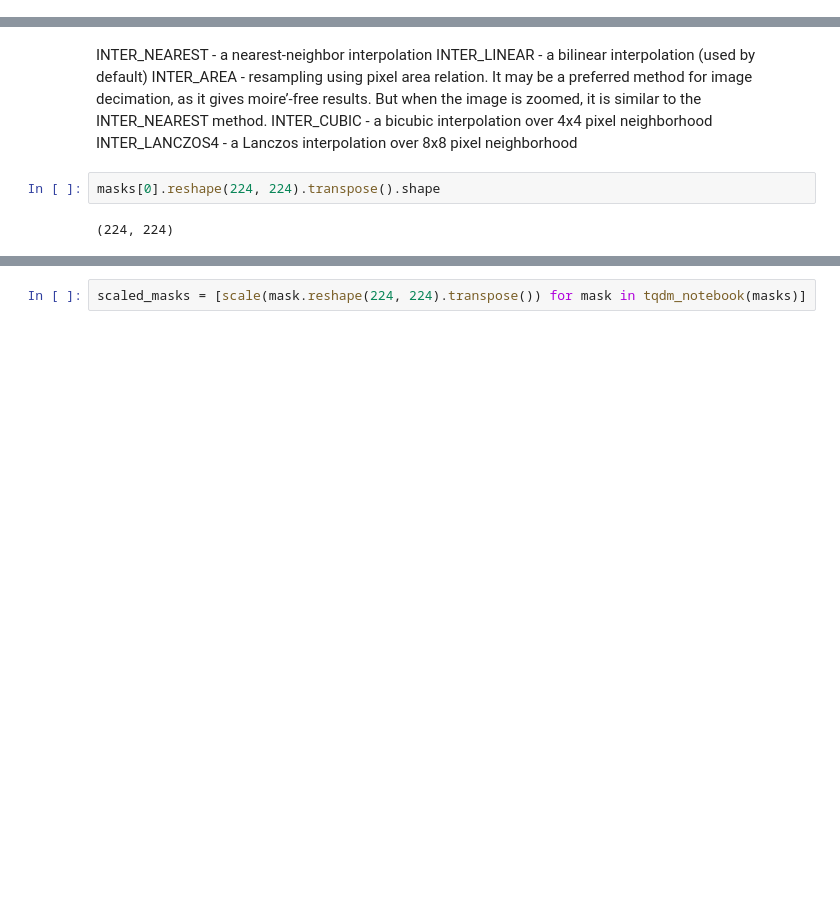
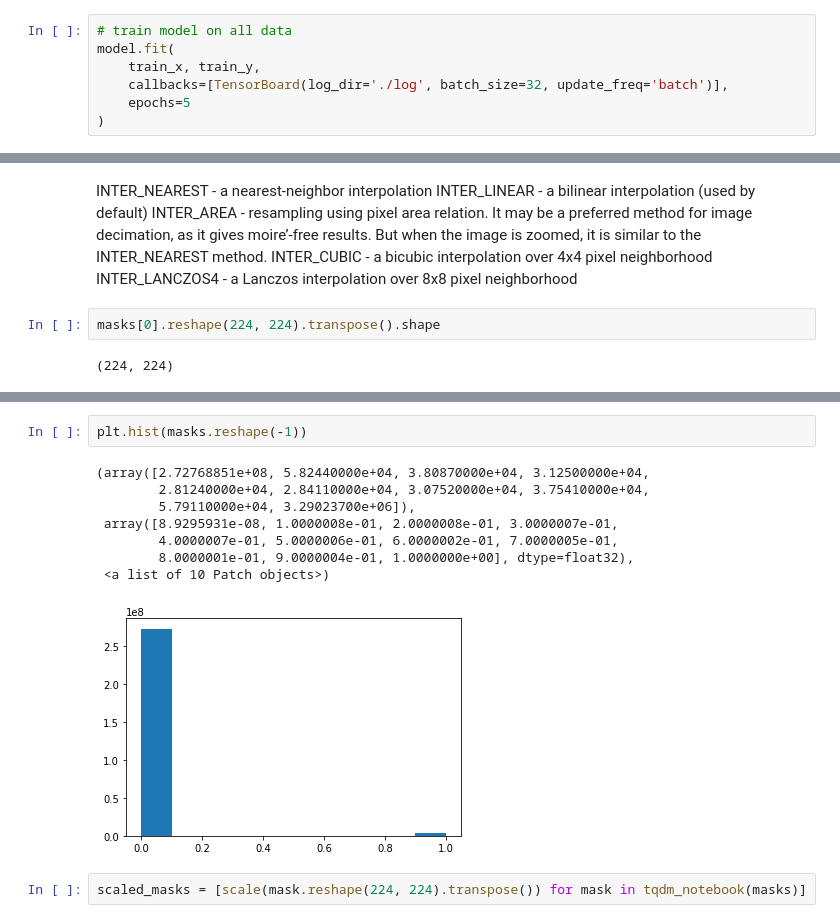
Before and after one commit to belya/ultrasound-nerve-segmentation, a Jupyter notebook: main.ipynb, the cells around one changed output, grey strips where cells are left out. Saved outputs shown, nothing was run; the diff lists cells and outputs as text; blank space fills up the shorter version.

```diff
--- a/main.ipynb
+++ b/main.ipynb
@@ -125,0 +154,7 @@ for i in range(0,100):
+# %%
+# train model on all data
+model.fit(
+    train_x, train_y,
+    callbacks=[TensorBoard(log_dir='./log', batch_size=32, update_freq='batch')],
+    epochs=5
+)
@@ -169,3 +211,14 @@ plt.show()
+# %%
+plt.hist(masks.reshape(-1))
+# %% [output]
+(array([2.72768851e+08, 5.82440000e+04, 3.80870000e+04, 3.12500000e+04,
+        2.81240000e+04, 2.84110000e+04, 3.07520000e+04, 3.75410000e+04,
+        5.79110000e+04, 3.29023700e+06]),
+ array([8.9295931e-08, 1.0000008e-01, 2.0000008e-01, 3.0000007e-01,
+        4.0000007e-01, 5.0000006e-01, 6.0000002e-01, 7.0000005e-01,
+        8.0000001e-01, 9.0000004e-01, 1.0000000e+00], dtype=float32),
+ <a list of 10 Patch objects>)
+[figure, added]
 # %%
 scaled_masks = [scale(mask.reshape(224, 224).transpose()) for mask in tqdm_notebook(masks)]
 # %% [output]
```
Also changed, not shown: parts of 25 cells of this notebook.
